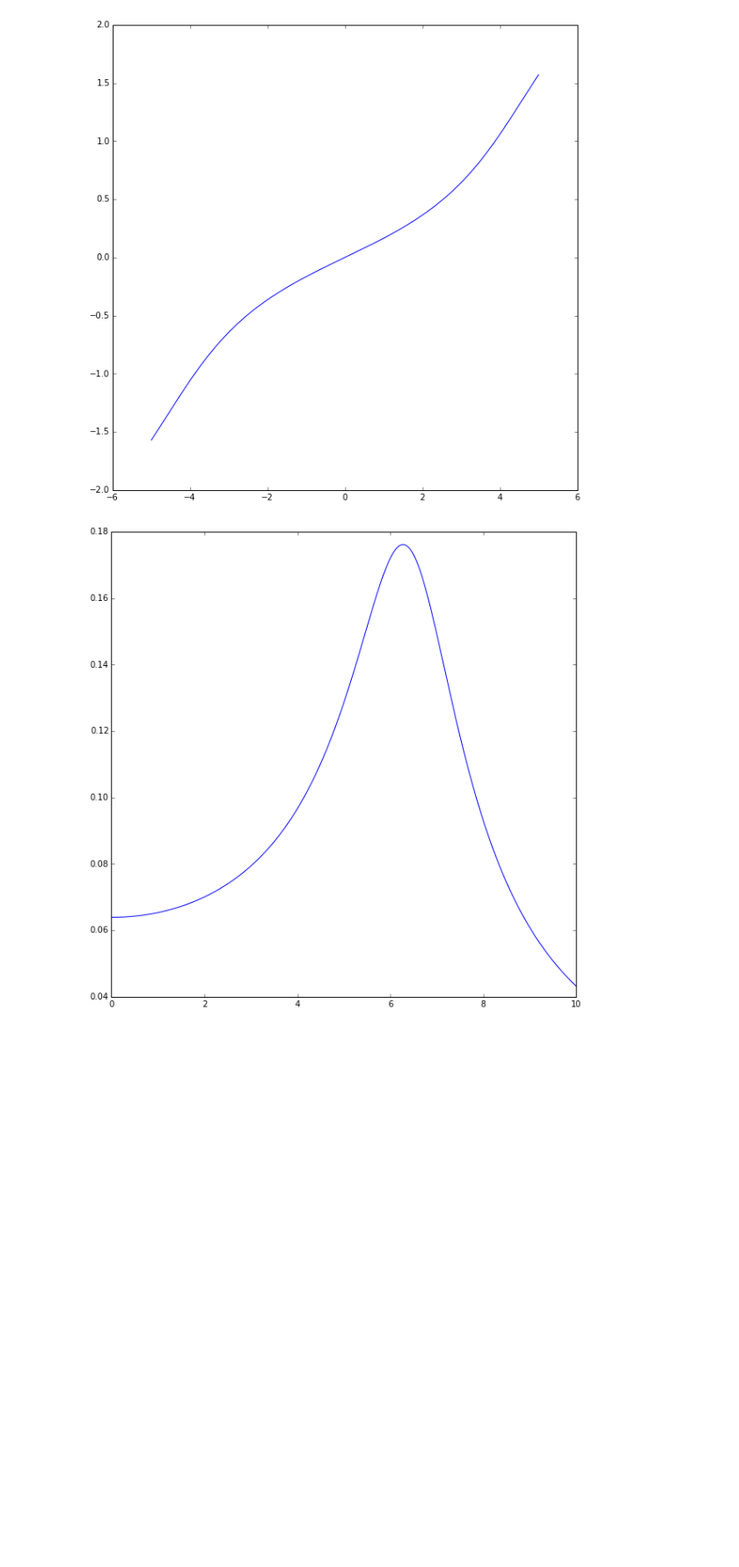
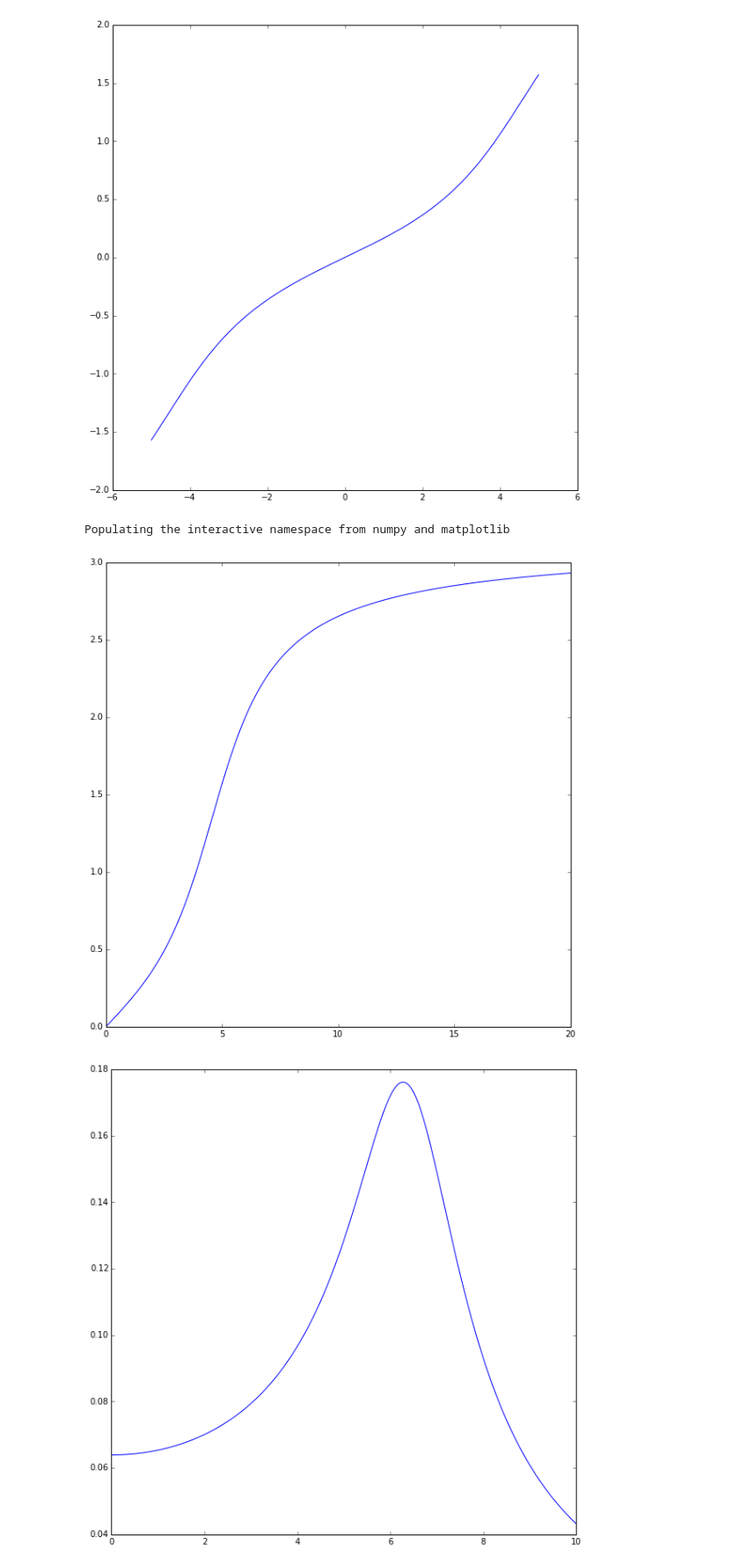
Before and after one commit to pcchen/NTHU10320PHYS290000, a Jupyter notebook: student/102011212/Homework5.ipynb, the cells around one changed output. Shown at 88% size. Cells and saved outputs as stored; diff of their text form; code cells hidden in the pictures; blank space fills up the shorter version.

```diff
--- a/student/102011212/Homework5.ipynb
+++ b/student/102011212/Homework5.ipynb
@@ -431,6 +431,39 @@ show()
 # %% [output]
 Populating the interactive namespace from numpy and matplotlib
 [figure]
+# %%
+# Problem 2-2-(δ-ω)   Q=ω0/2 穩態-用arctan值域在-pi/2~pi/2
+# δ=arctan(2βω/(ω0^2-ω^2))
+%pylab inline
+import numpy as np
+import math
+
+a=np.arange(0, 20, 0.001)
+n=[]
+def plot_x(i,B,w0):
+    for w in i:
+        if w<=w0:
+            delta=np.arctan2(2*B*w/(w0*w0-w*w),1)
+            n.append([w,delta])
+        if w>w0:
+            delta=np.arctan2(-2*B*w/(w0*w0-w*w),-1)
+            n.append([w,delta])
+
+B=2
+w0=5
+plot_x(a,B,w0)
+
+n=np.array(n)
+
+x1=n[:,0]
+y1=n[:,1]
+
+figure(figsize(10,10))
+plot(x1,y1)
+show()
+# %% [output]
+Populating the interactive namespace from numpy and matplotlib
+[figure, added]
 # %%
 # Problem 2-3-1(D-ω)-IPython Interact
 from IPython.html.widgets import interact
```
Also changed, not shown: parts of 3 cells of this notebook.
